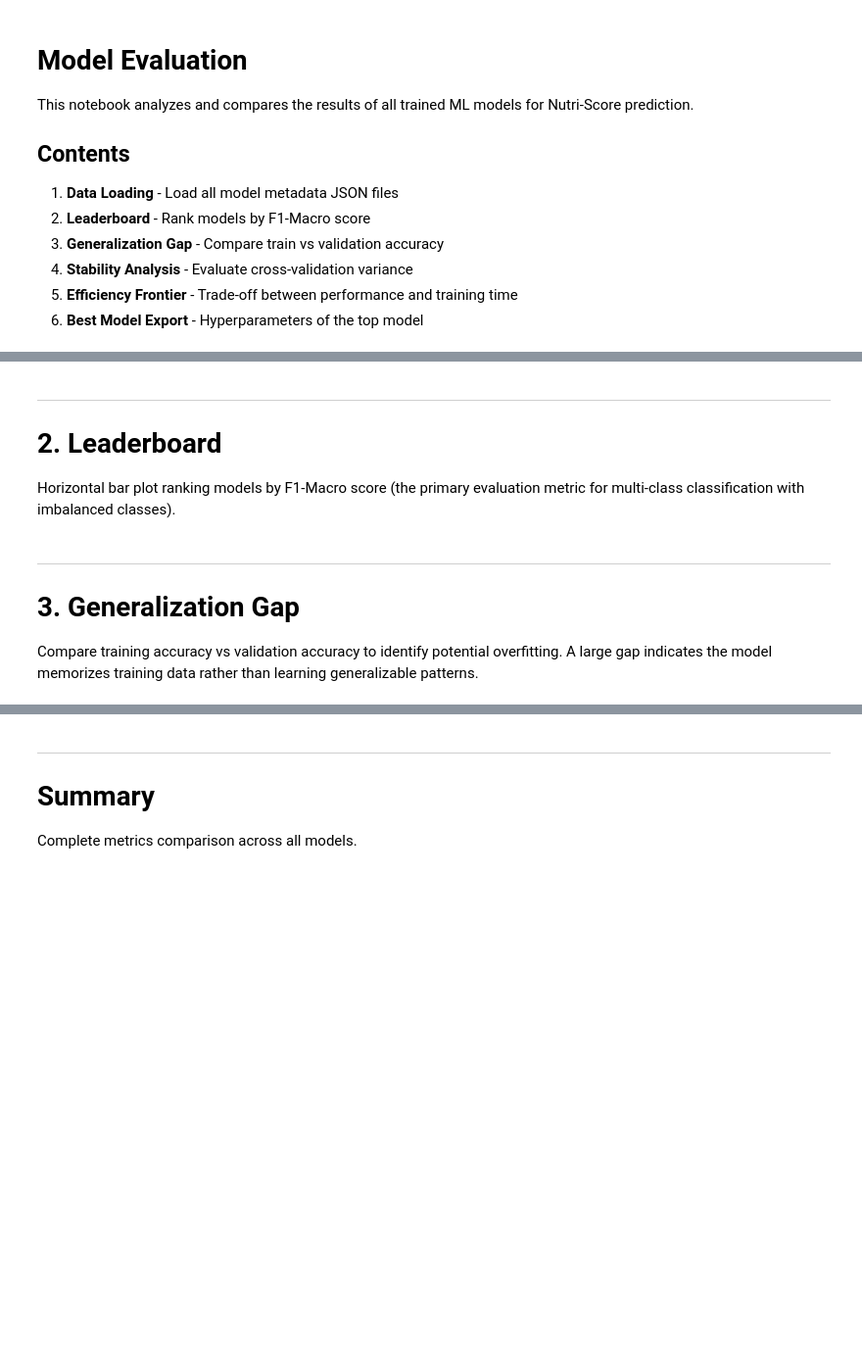
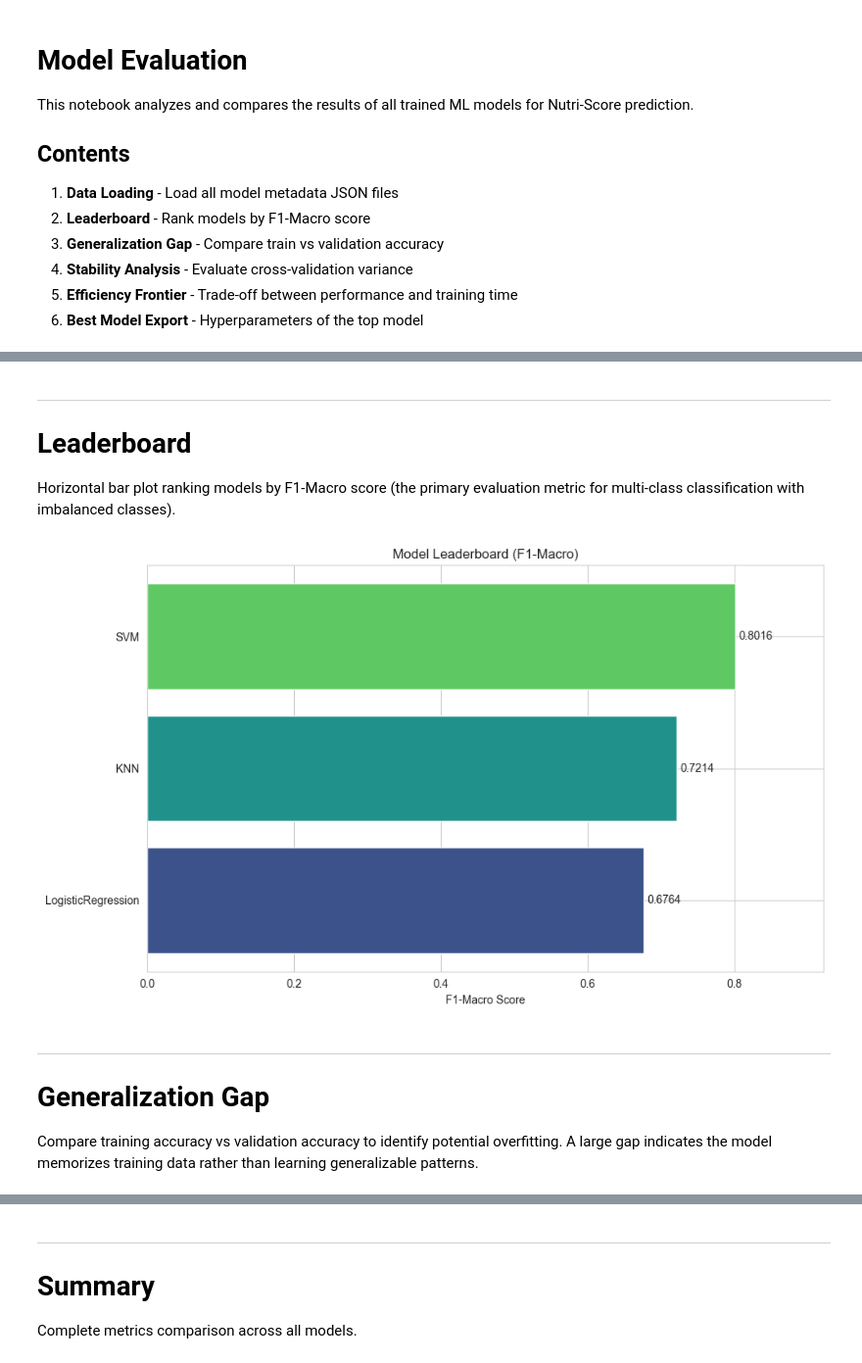
Before and after one commit to djacoo/ml-nutriscore-prediction, a Jupyter notebook: docs/notebooks/model_evaluation.ipynb, the cells around one changed output, grey strips where cells are left out. Shown at 98% size. Cells and saved outputs as stored; diff of their text form; code cells hidden in the pictures; blank space fills up the shorter version.

```diff
--- a/docs/notebooks/model_evaluation.ipynb
+++ b/docs/notebooks/model_evaluation.ipynb
@@ -30,7 +30,7 @@ Load all model metadata JSON files from the trained models directory.
 # %%
 def load_model_results(base_path: str) -> pd.DataFrame:
     """Load all model metadata JSON files and return a DataFrame."""
-    pattern = f"{base_path}/**/*_metadata.json"
+    pattern = base_path + "/**/*_metadata.json"
     json_files = glob.glob(pattern, recursive=True)
 
     records = []
@@ -71,29 +77,30 @@ df_results[['Model', 'F1_Macro', 'Val_Accuracy', 'CV_Mean', 'Training_Time']]
 # %% [markdown]
 ---
-# 2. Leaderboard
+# Leaderboard
 
 Horizontal bar plot ranking models by F1-Macro score (the primary evaluation metric for multi-class classification with imbalanced classes).
 # %%
 fig, ax = plt.subplots(figsize=(10, 6))
 
 df_sorted = df_results.sort_values('F1_Macro', ascending=True)
 colors = sns.color_palette('viridis', len(df_sorted))
 
 bars = ax.barh(df_sorted['Model'], df_sorted['F1_Macro'], color=colors)
 
 for bar, value in zip(bars, df_sorted['F1_Macro']):
-    ax.text(value + 0.005, bar.get_y() + bar.get_height()/2,
-            f'{value:.4f}', va='center', fontsize=10)
+    ax.text(value + 0.005, bar.get_y() + bar.get_height()/2, "%.4f" % value, va="center")
 
 ax.set_xlabel('F1-Macro Score')
 ax.set_title('Model Leaderboard (F1-Macro)')
 ax.set_xlim(0, df_sorted['F1_Macro'].max() * 1.15)
 
 plt.tight_layout()
 plt.show()
+# %% [output]
+[figure, added]
 # %% [markdown]
 ---
-# 3. Generalization Gap
+# Generalization Gap
 
 Compare training accuracy vs validation accuracy to identify potential overfitting. A large gap indicates the model memorizes training data rather than learning generalizable patterns.
 # %%
```
Also changed, not shown: parts of 14 cells of this notebook.
